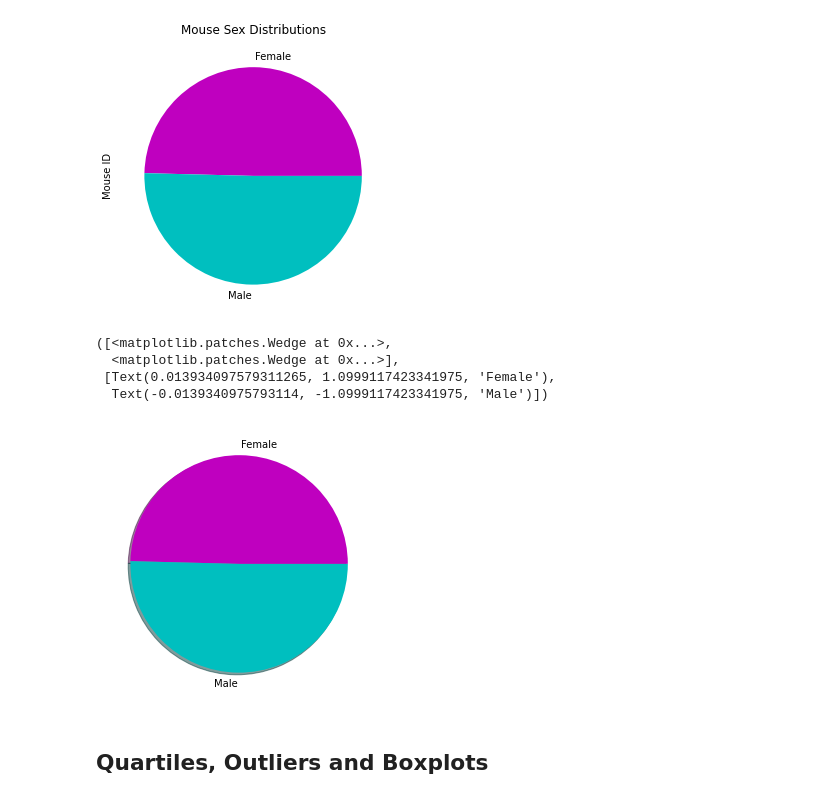
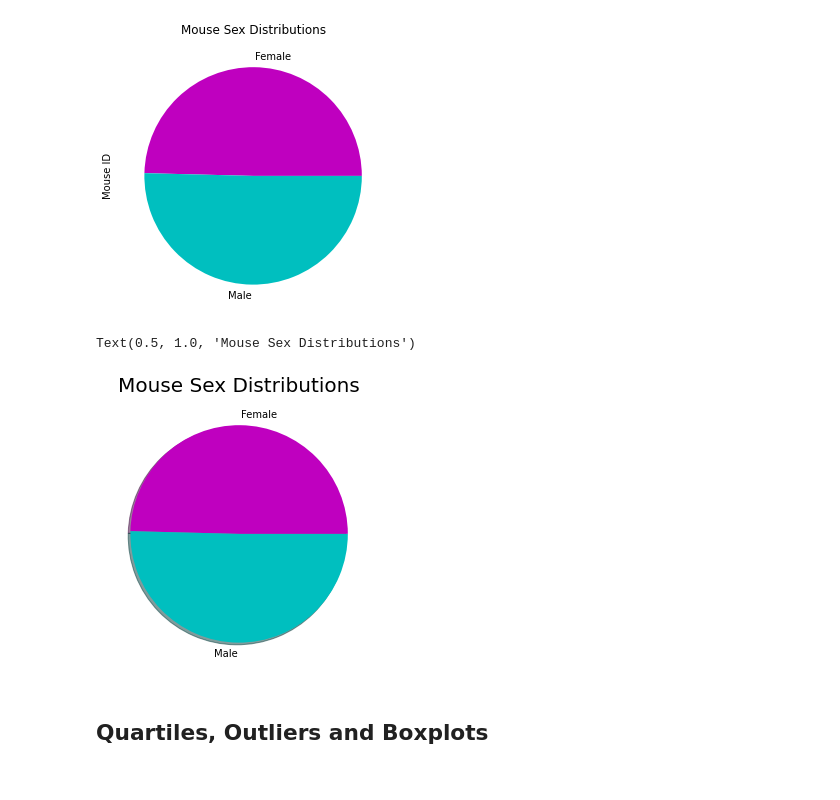
Before and after one commit to ande3674/matplotlib-challenge, a Jupyter notebook: pymaceuticals_starter.ipynb, the cells around one changed output. Saved outputs shown, nothing was run; the diff lists cells and outputs as text; code cells hidden in the pictures.

```diff
--- a/pymaceuticals_starter.ipynb
+++ b/pymaceuticals_starter.ipynb
@@ -222,17 +222,18 @@ mpie = mouse_sexes_series.plot(kind='pie', colors=['m', 'c'], title='Mouse Sex D
 # %%
 # Use Pyplot to generate a pie plot showing the distribution of female versus male mice
 
 ##  Note: this plot will be identical to the one that uses Pandas
 
-#plt.pie()
 plt_pie_x_values = mouse_sexes_series.values.tolist()
 plt_pie_labels = mouse_sexes_series.index.tolist()
+
 plt.pie(plt_pie_x_values, labels=plt_pie_labels, colors=['m','c'], shadow=True)
+
+# plt.xlabel('Drug Regimen')
+# plt.ylabel('Mice', **font)
+plt.title('Mouse Sex Distributions', **font)
 # %% [output]
-([<matplotlib.patches.Wedge at 0x...>,
-  <matplotlib.patches.Wedge at 0x...>],
- [Text(0.013934097579311265, 1.0999117423341975, 'Female'),
-  Text(-0.0139340975793114, -1.0999117423341975, 'Male')])
+Text(0.5, 1.0, 'Mouse Sex Distributions')
-[figure, old version]
+[figure, new version]
 # %% [markdown]
 ## Quartiles, Outliers and Boxplots
```
Also changed, not shown: parts of 6 cells of this notebook.
